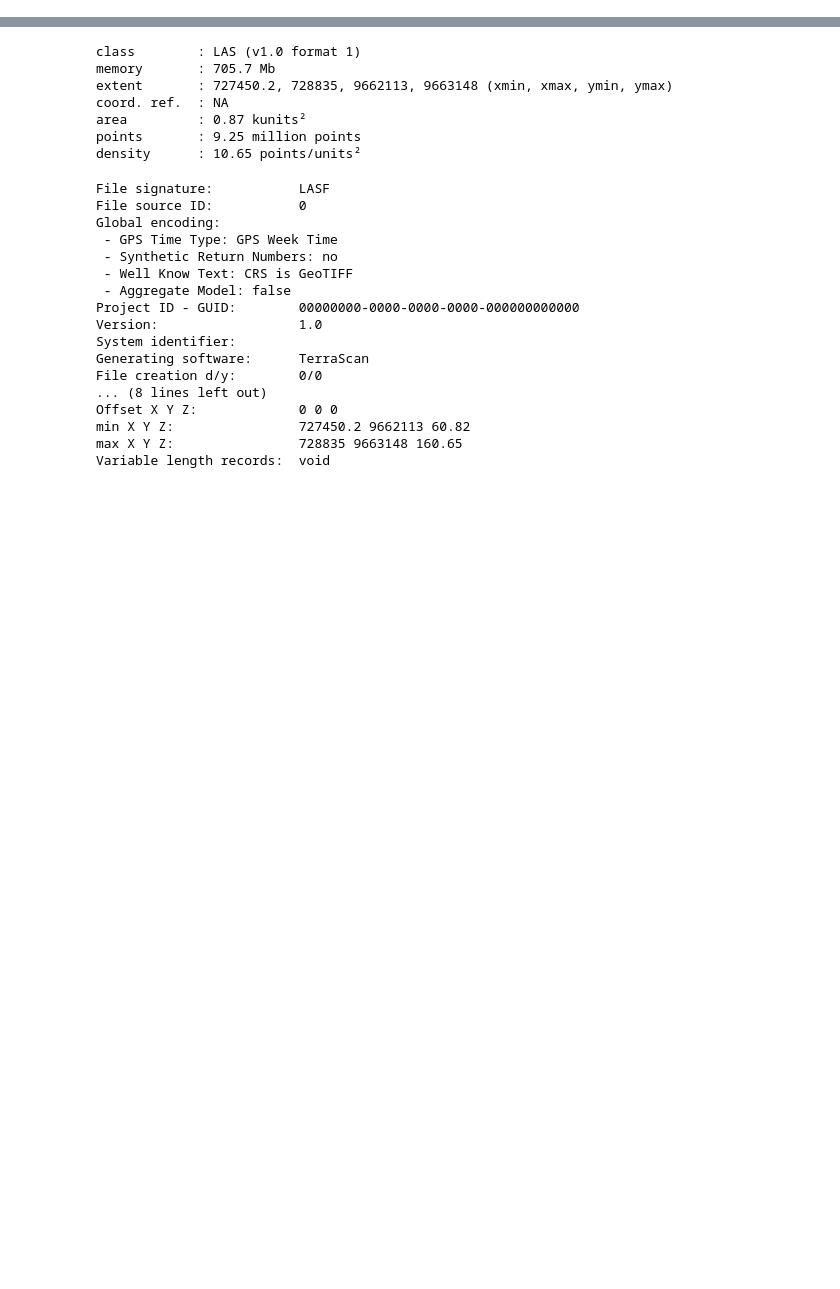
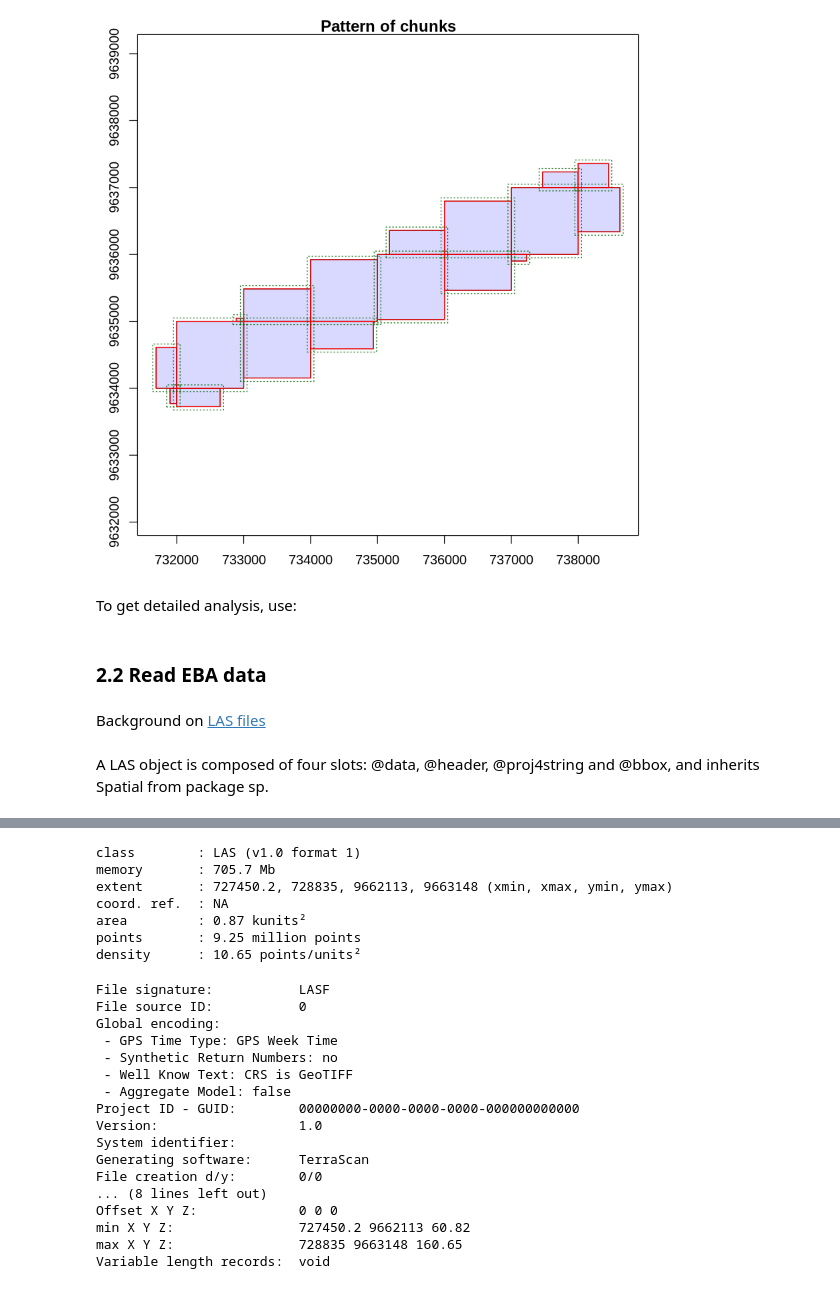
Before and after one commit to ameliaholcomb/biomass-recovery, a Jupyter notebook: notebooks/R1-Testing_out_R.ipynb, the cells around one changed output, grey strips where cells are left out. Drawn from its saved outputs; the diff is of its cells as text; code cells hidden in the pictures; blank space fills up the shorter version.

Commit message:
exp: update R analysis for LiDAR sample

```diff
--- a/notebooks/R1-Testing_out_R.ipynb
+++ b/notebooks/R1-Testing_out_R.ipynb
@@ -8,0 +20,8 @@ PAISAGENSLIDAR <- "/gws/nopw/j04/forecol/data/Paisagenslidar"
+# %%
+# Paisagenslidar data
+# Note: this comes in a folder of smaller files (blue)
+san_paisagens_folder <- "/gws/nopw/j04/forecol/data/Paisagenslidar/Mission_2014/SAN_A02_2014_LiDAR/SAN_A02_2014_laz"
+
+# EBA data:
+# Note: this comes in a single file
+san_eba_file <- "/gws/nopw/j04/forecol/data/EBA_lidar/clouds7/NP_T-0859.laz"
@@ -8,0 +40,2 @@ PAISAGENSLIDAR <- "/gws/nopw/j04/forecol/data/Paisagenslidar"
+# %%
+san_paisagens <- readLAScatalog(san_paisagens_folder)
@@ -8,0 +102,12 @@ PAISAGENSLIDAR <- "/gws/nopw/j04/forecol/data/Paisagenslidar"
+# %%
+# Show chunks around the files in the catalog
+
+# Note: to optinally set specifics chunks, use this:
+# opt_chunk_size(san_paisagens) <- 1000
+
+opt_chunk_buffer(san_paisagens) <- 50 # 200 m buffer
+plot(san_paisagens, chunk=TRUE)
+# %% [output]
+[figure, added]
+# %% [markdown]
+To get detailed analysis, use:
@@ -8,0 +116,6 @@ PAISAGENSLIDAR <- "/gws/nopw/j04/forecol/data/Paisagenslidar"
+# %% [markdown]
+### 2.2 Read EBA data
+# %% [markdown]
+Background on [LAS files](https://cran.r-project.org/web/packages/lidR/vignettes/lidR-LAS-class.html)
+# %% [markdown]
+A LAS object is composed of four slots: @data, @header, @proj4string and @bbox, and inherits Spatial from package sp.
```
Also changed, not shown: parts of 54 cells of this notebook.
